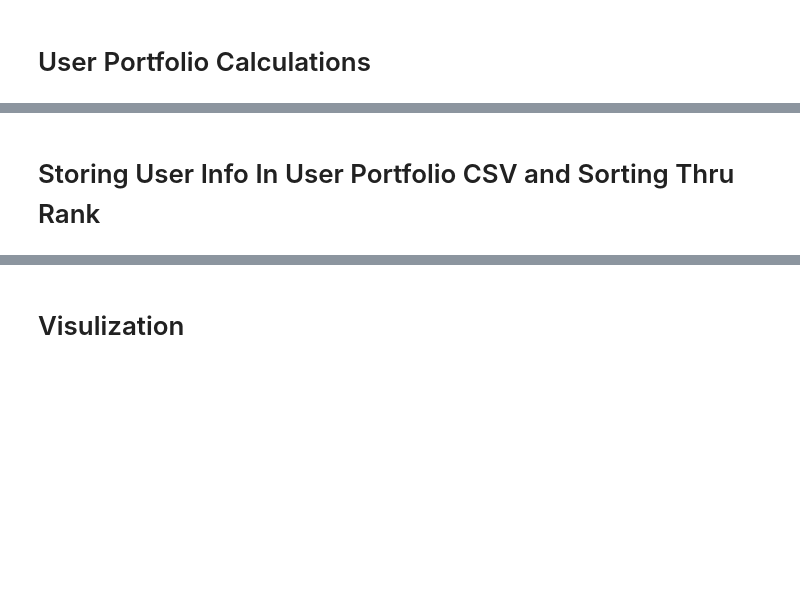
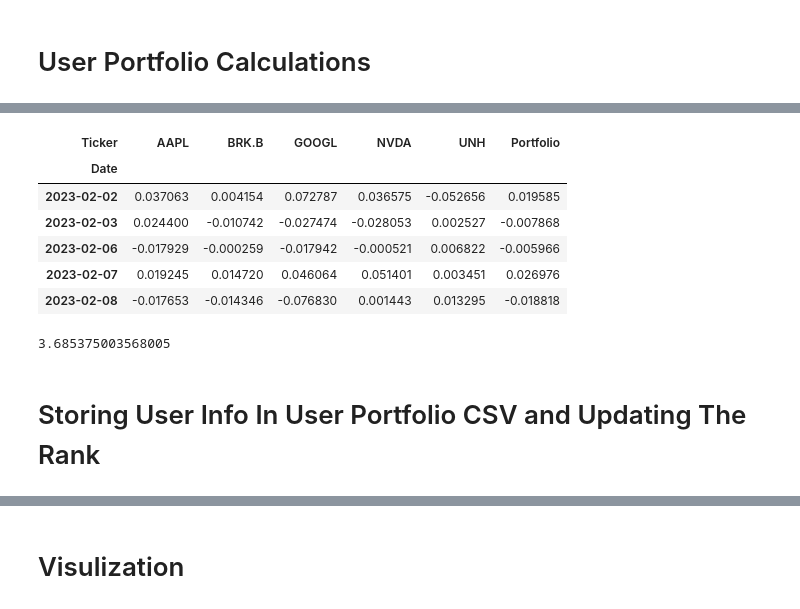
Before and after one commit to game-of-stocks/application, a Jupyter notebook: Game Of Stocks - Application.ipynb, the cells around one changed output, grey strips where cells are left out. Saved outputs shown, nothing was run; the diff lists cells and outputs as text; code cells hidden in the pictures; blank space fills up the shorter version.

```diff
--- a/Game Of Stocks - Application.ipynb
+++ b/Game Of Stocks - Application.ipynb
@@ -93,3 +90,18 @@ weight_array
 [0.2, 0.2, 0.2, 0.2, 0.2]
 # %% [markdown]
 # User Portfolio Calculations
+# %%
+# Get data from file for tickers in unique_user_portfolio_array using ".loc" and ".isin"
+portfolio_returns = raw_stocks_data_df.loc[raw_stocks_data_df["Ticker"].isin(unique_user_portfolio_array)]
+
+# Filter columns to get only the Ticker and Close Price and drop null values
+portfolio_returns= portfolio_returns[["Ticker","Close_Price"]].dropna()
+
+# Set tickers as columns
+portfolio_returns= portfolio_returns.pivot_table("Close_Price","Date","Ticker")
+
+# Calculate daily returns using "pct_change" and drop null values
+portfolio_returns = portfolio_returns.pct_change().dropna()
+
+# Display data
+portfolio_returns.head()
@@ -96,5 +116,23 @@ weight_array
+# %%
+# Create portfolio variable in dataframe with weights using ".dot"
+portfolio_returns["Portfolio"] = portfolio_returns.dot(weight_array)
+portfolio_returns.head()
+# %% [output]
+| Ticker | AAPL | BRK.B | GOOGL | NVDA | UNH | Portfolio |
+| Date |  |  |  |  |  |  |
+| 2023-02-02 | 0.037063 | 0.004154 | 0.072787 | 0.036575 | -0.052656 | 0.019585 |
+| 2023-02-03 | 0.024400 | -0.010742 | -0.027474 | -0.028053 | 0.002527 | -0.007868 |
+| 2023-02-06 | -0.017929 | -0.000259 | -0.017942 | -0.000521 | 0.006822 | -0.005966 |
+| 2023-02-07 | 0.019245 | 0.014720 | 0.046064 | 0.051401 | 0.003451 | 0.026976 |
+| 2023-02-08 | -0.017653 | -0.014346 | -0.076830 | 0.001443 | 0.013295 | -0.018818 |
+# %%
+# use to store in user portfolio table
+user_sharpe_ratio= (portfolio_returns["Portfolio"].mean() * (252)) / (portfolio_returns["Portfolio"].std() * np.sqrt(252))
+user_sharpe_ratio
+# %% [output]
+3.685375003568005
 # %% [markdown]
-# Storing User Info In User Portfolio CSV and Sorting Thru Rank
+# Storing User Info In User Portfolio CSV and Updating The Rank
 # %%
 #getting a uuid
 unique_id = uuid.uuid4()
```
Also changed, not shown: parts of 18 cells of this notebook, 2 other files.
